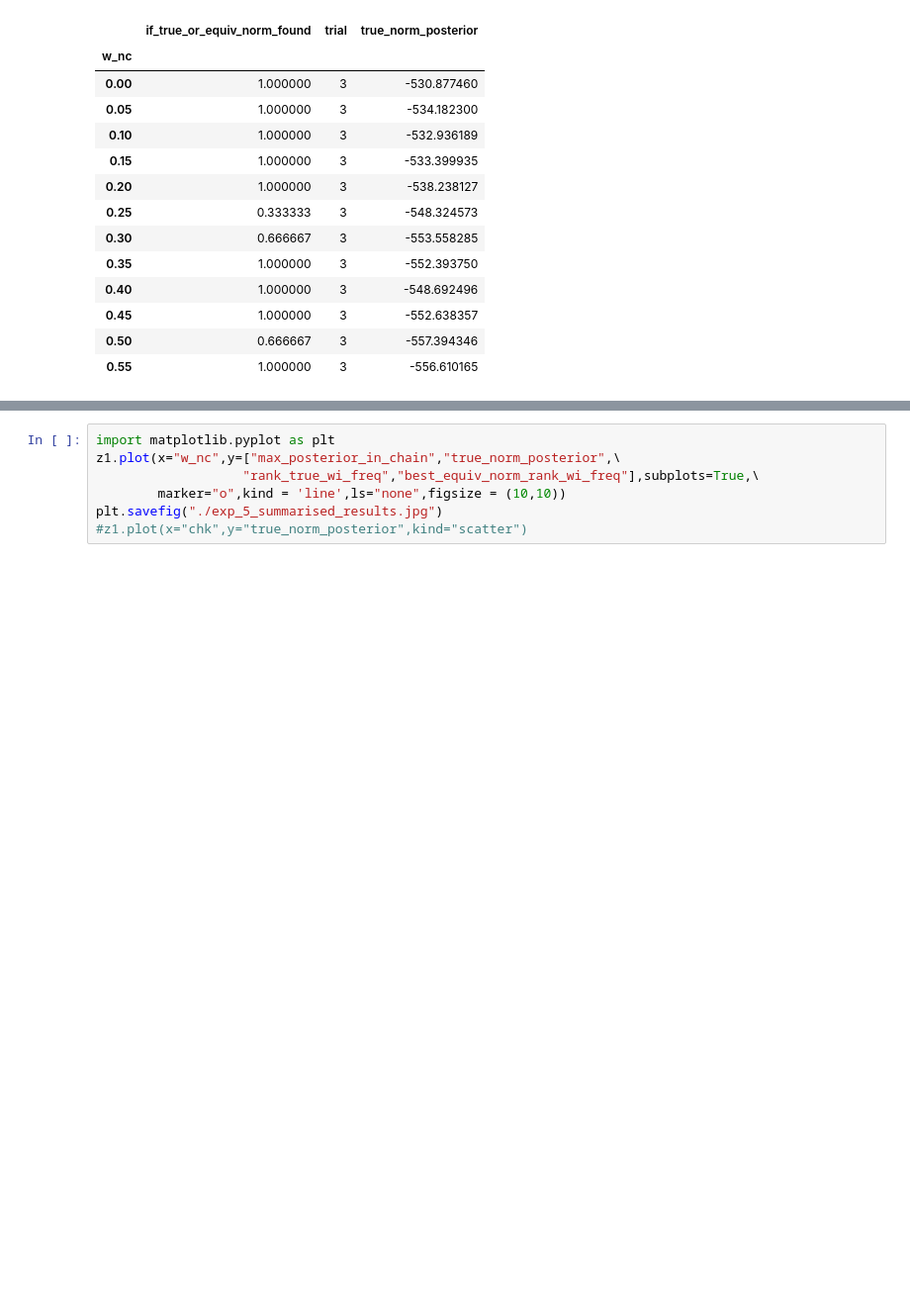
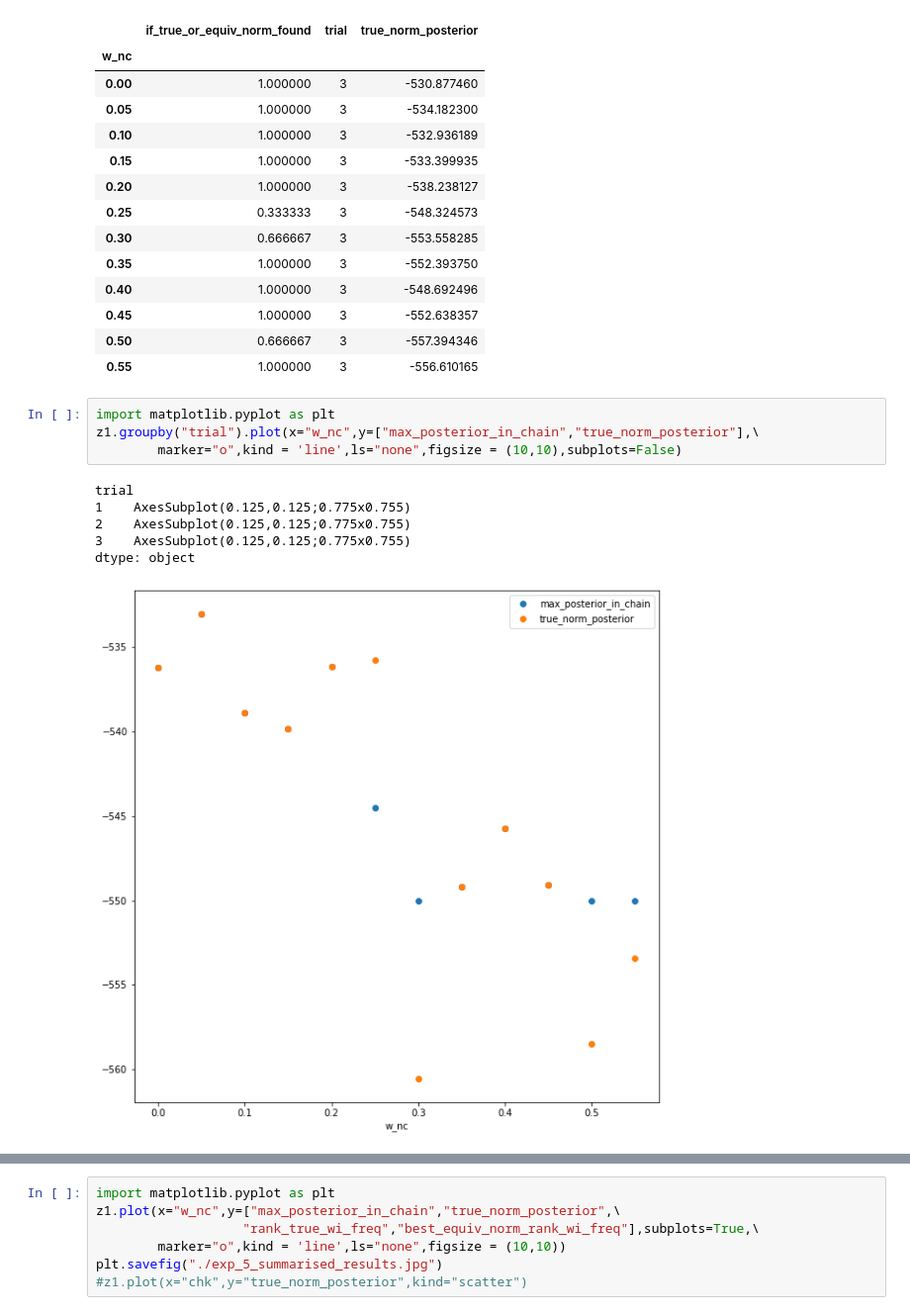
Before and after one commit to ashish1610dhiman/learning_norms_with_mcmc_from_pcfg_IJCAI21, a Jupyter notebook: notebooks/1.5.1_nc_exp5_analysis.ipynb, the cells around one changed output, grey strips where cells are left out. Shown at 99% size. Cells and saved outputs as stored; diff of their text form; blank space fills up the shorter version.

```diff
--- a/notebooks/1.5.1_nc_exp5_analysis.ipynb
+++ b/notebooks/1.5.1_nc_exp5_analysis.ipynb
@@ -221,3 +221,14 @@ res3
 | 0.45 | 1.000000 | 3 | -552.638357 |
 | 0.50 | 0.666667 | 3 | -557.394346 |
 | 0.55 | 1.000000 | 3 | -556.610165 |
+# %%
+import matplotlib.pyplot as plt
+z1.groupby("trial").plot(x="w_nc",y=["max_posterior_in_chain","true_norm_posterior"],\
+        marker="o",kind = 'line',ls="none",figsize = (10,10),subplots=False)
+# %% [output]
+trial
+1    AxesSubplot(0.125,0.125;0.775x0.755)
+2    AxesSubplot(0.125,0.125;0.775x0.755)
+3    AxesSubplot(0.125,0.125;0.775x0.755)
+dtype: object
+[figure, added]
```
Also changed, not shown: parts of 10 cells of this notebook, 8 other files.
